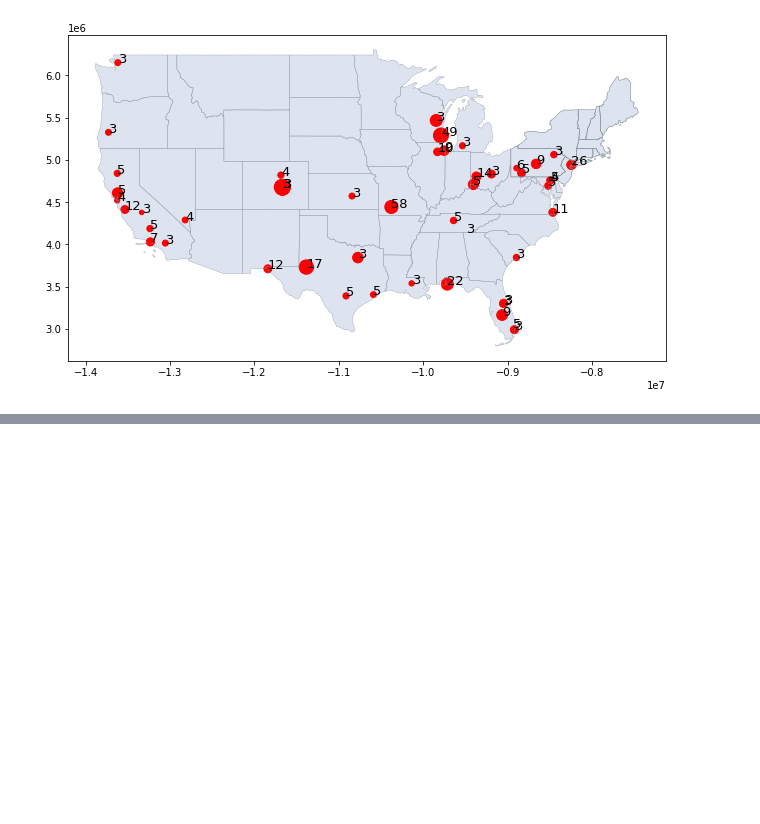
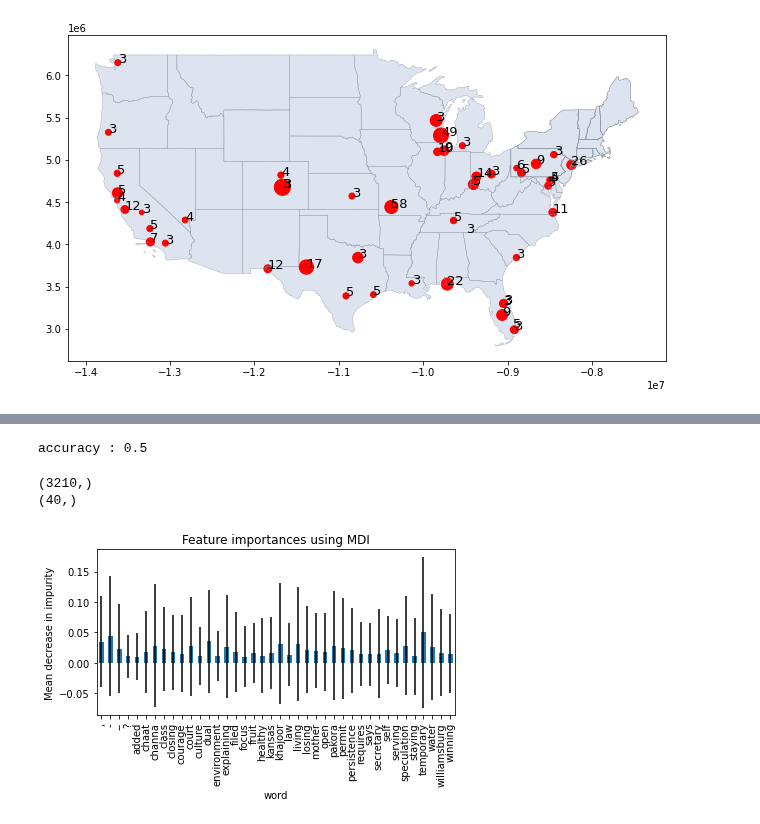
Before and after one commit to epfl-ada/ada-2021-project-clezemath, a Jupyter notebook: milestone3.ipynb, the cells around one changed output, grey strips where cells are left out. Saved outputs shown, nothing was run; the diff lists cells and outputs as text; code cells hidden in the pictures; blank space fills up the shorter version.

Commit message:
part 4 machine learning approach

```diff
--- a/milestone3.ipynb
+++ b/milestone3.ipynb
@@ -772,0 +818,8 @@ for x, y, label in zip(geo_df.geometry.x, geo_df.geometry.y, geo_df.fatalities):
+# %%
+from sklearn import preprocessing
+le = preprocessing.LabelEncoder()
+# we extract the label information from the quotes_data df
+y = [list(set(quotes_data.loc[quotes_data['quote'] == quote, 'group'].tolist()))[0] for quote in X.index]
+le.fit(y)
+y = le.transform(y)
+print(y)
@@ -772,0 +844,43 @@ for x, y, label in zip(geo_df.geometry.x, geo_df.geometry.y, geo_df.fatalities):
+# %%
+from sklearn.model_selection import train_test_split
+from sklearn.metrics import balanced_accuracy_score
+
+# split into train and test data
+X_train, X_test, y_train, y_test = train_test_split(X, y, stratify=y, test_size=0.2, random_state=42)
+
+# init and fit the random forest
+rf = RandomForestClassifier(max_depth=20, random_state=0)
+rf.fit(X_train, y_train)
+
+# get the accuracy of the classifier
+results = balanced_accuracy_score(y_test, rf.predict(X_test))
+print(f'accuracy : {results}')
+# %% [output]
+accuracy : 0.5
+# %%
+# based on: https://scikit-learn.org/stable/auto_examples/ensemble/plot_forest_importances.html
+# Here we explore the feature importances
+import matplotlib.pyplot as plt
+
+# we gather the importance of features (words) as the MDI, and the std of MDI
+feature_names = X.columns
+importances = rf.feature_importances_
+std = np.std([tree.feature_importances_ for tree in rf.estimators_], axis=0)
+
+# we keep only the most informative (importn
+forest_importances = pd.Series(importances, index=feature_names)
+print(forest_importances.shape)
+thr = 0.01
+most_std = std[forest_importances > thr]
+most_important = forest_importances[forest_importances > thr]
+print(most_important.shape)
+
+fig, ax = plt.subplots()
+most_important.plot.bar(yerr=most_std, ax=ax)
+ax.set_title("Feature importances using MDI")
+ax.set_ylabel("Mean decrease in impurity")
+fig.tight_layout()
+# %% [output]
+(3210,)
+(40,)
+[figure, added]
```
Also changed, not shown: parts of 4 cells of this notebook, 4 other files.
